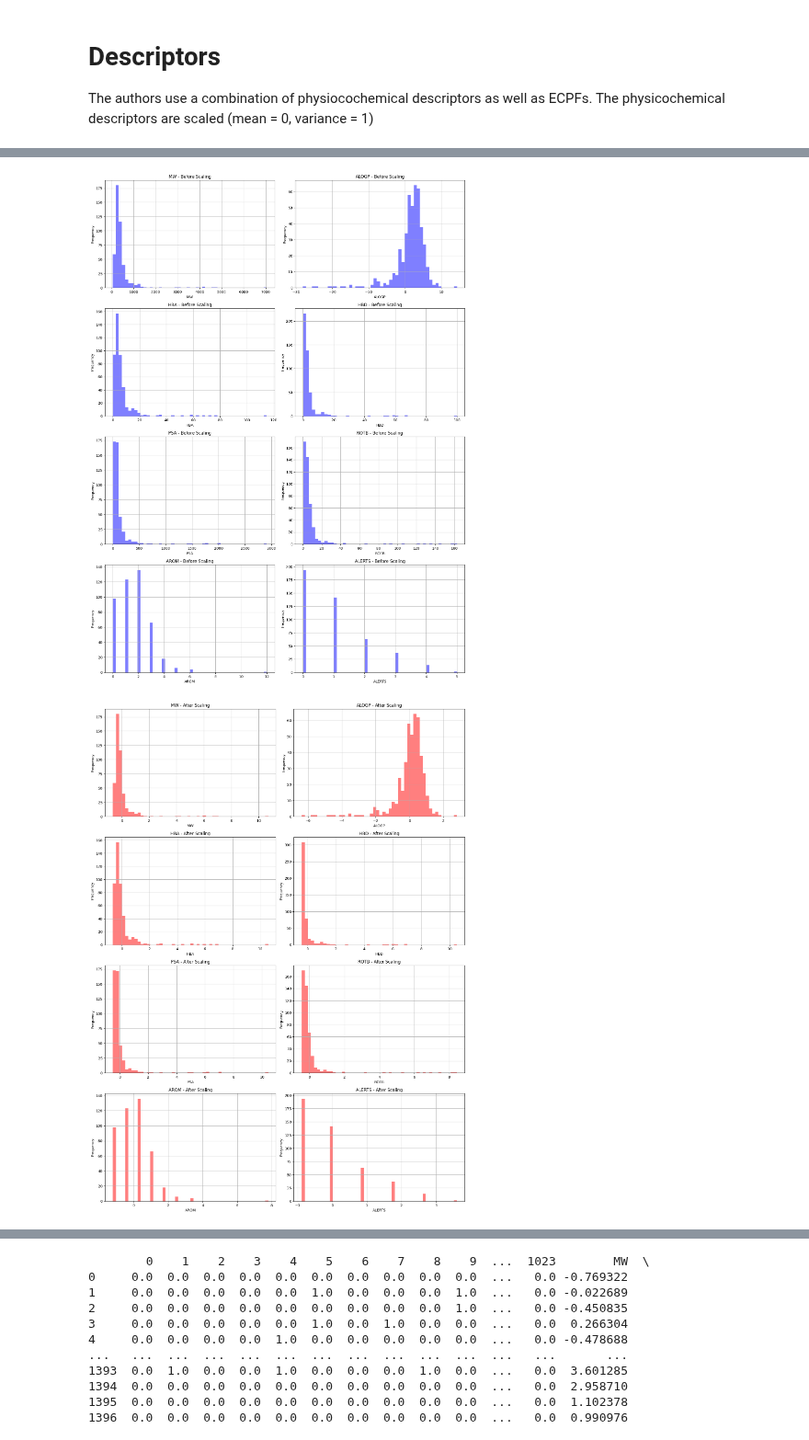
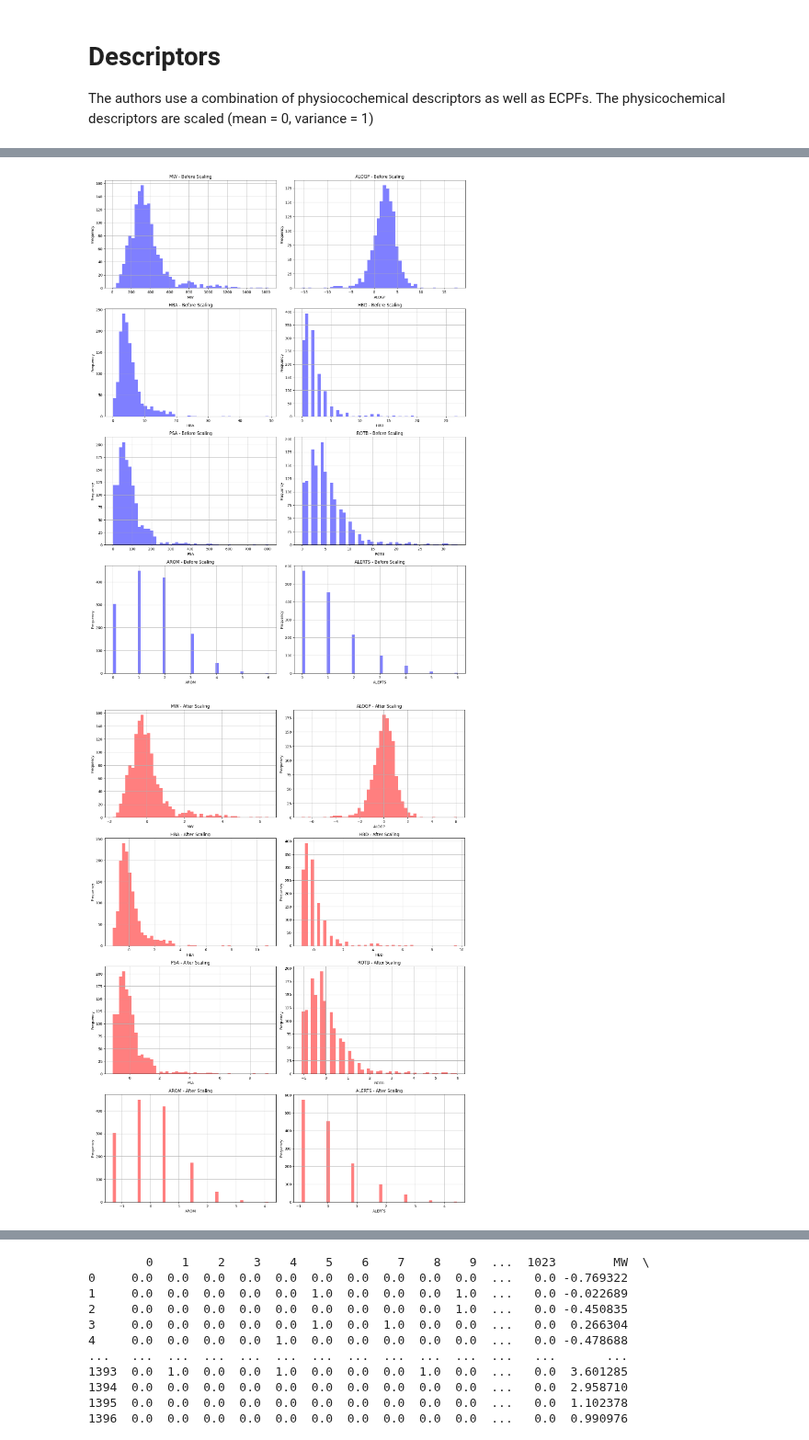
Before and after one commit to ersilia-os/eos21q7, a Jupyter notebook: model/framework/code/01_model_training.ipynb, the cells around one changed output, grey strips where cells are left out. Shown at 92% size. Drawn from its saved outputs; the diff is of its cells as text; code cells hidden in the pictures.

```diff
--- a/model/framework/code/01_model_training.ipynb
+++ b/model/framework/code/01_model_training.ipynb
@@ -36,6 +36,7 @@ from rdkit import Chem
 from rdkit.Chem import AllChem
 from rdkit.Chem import QED
 from sklearn.preprocessing import StandardScaler
+import pickle
 
 # Function to calculate ECFP descriptors
 def ecfp_calculation(smiles):
@@ -60,12 +61,23 @@ def qed_calculation(smiles):
     qe_df = pd.DataFrame(qe)
     return qe_df
 
-# Function to scale QED descriptors
+
+# Function to scale QED descriptors and save the fitted scaler
 def scale_qed(df):
     scaler = StandardScaler()
-    scaled_array = scaler.fit_transform(df)
+    scaler.fit(df)
+    scaled_array = scaler.transform(df)
     scaled_df = pd.DataFrame(scaled_array, columns=df.columns)
+    # Save scaler to a pickle file
+    with open(scaler_filepath, 'wb') as f:
+        pickle.dump(scaler, f)
     return scaled_df
+
+# Function to load scaler from a pickle file
+def load_scaler(scaler_filepath):
+    with open(scaler_filepath, 'rb') as f:
+        scaler = pickle.load(f)
+    return scaler
 
 
 # Function to preprocess the data
@@ -78,8 +90,16 @@ def preprocess_data(df):
     # Calculate QED descriptors
     qed_df = qed_calculation(smiles)
 
-    # Scale the QED descriptors
-    scaled_qed_df = scale_qed(qed_df)
+    # # Scale QED descriptors
+    # ## Only run once to save the scalar
+    # scaled_qed_df = scale_qed(qed_df)
+
+    # Load scaler from pickle file
+    scaler = load_scaler(scaler_filepath)
+
+    # Scale QED descriptors using the loaded scaler
+    scaled_array = scaler.transform(qed_df)
+    scaled_qed_df = pd.DataFrame(scaled_array, columns=qed_df.columns)
 
     # Concatenate the descriptor dataframes
     processed_df = pd.concat([ecfp_df, scaled_qed_df], axis=1)
@@ -88,6 +108,10 @@ def preprocess_data(df):
     processed_df['toxicity'] = df['toxicity']
 
     return processed_df
+
+
+# Define scaler file path
+scaler_filepath = "../../checkpoints/scaler.pkl"
 
 # Load your dataset
 test_dataset_filepath = os.path.join(DATAPATH, 'test.csv')
@@ -122,36 +183,36 @@ def plot_histograms(before_scaling_df, after_scaling_df):
     # Plot histograms for descriptors after scaling
     plt.figure(figsize=(15, 5 * num_cols))
     for i, col in enumerate(after_scaling_df.columns):
         plt.subplot(num_cols, 2, i + 1)
         plt.hist(after_scaling_df[col], bins=50, alpha=0.5, color='r')
         plt.title(f'{col} - After Scaling')
         plt.xlabel(col)
         plt.ylabel('Frequency')
         plt.grid(True)
 
     plt.tight_layout()
     plt.show()
 
 # Load your dataset
 test_dataset_filepath = os.path.join(DATAPATH, 'test.csv')
 test_df = pd.read_csv(test_dataset_filepath)
 
 train_dataset_filepath = os.path.join(DATAPATH, 'train.csv')
 train_df = pd.read_csv(train_dataset_filepath)
 
 # Preprocess the data
 processed_test_data = preprocess_data(test_df)
 processed_train_data = preprocess_data(train_df)
 
 # Extract QED descriptors before and after scaling
-qed_before_scaling = qed_calculation(test_df['smiles'])
+qed_before_scaling = qed_calculation(train_df['smiles'])
 qed_after_scaling = scale_qed(qed_before_scaling)
 
 # Plot histograms of descriptors
 plot_histograms(qed_before_scaling, qed_after_scaling)
 # %% [output]
-[figure, old version]
+[figure, new version]
-[figure, old version]
+[figure, new version]
 # %%
 print(processed_test_data)
 # %% [output]
```
Also changed, not shown: parts of 4 cells of this notebook, 2 other files.
